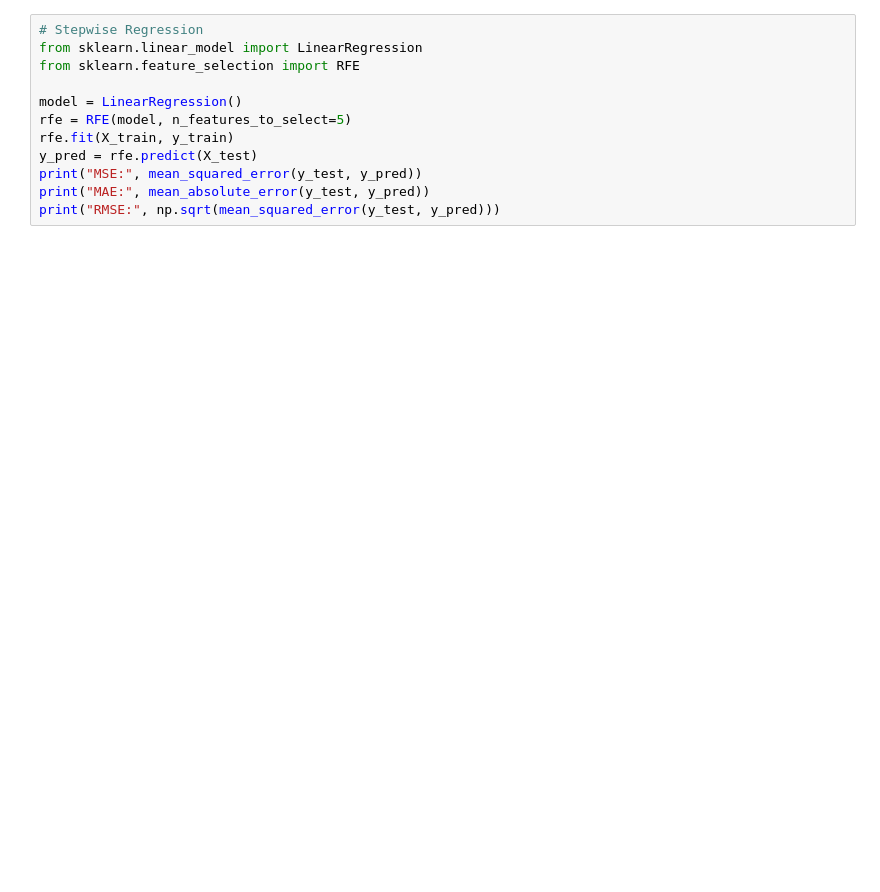
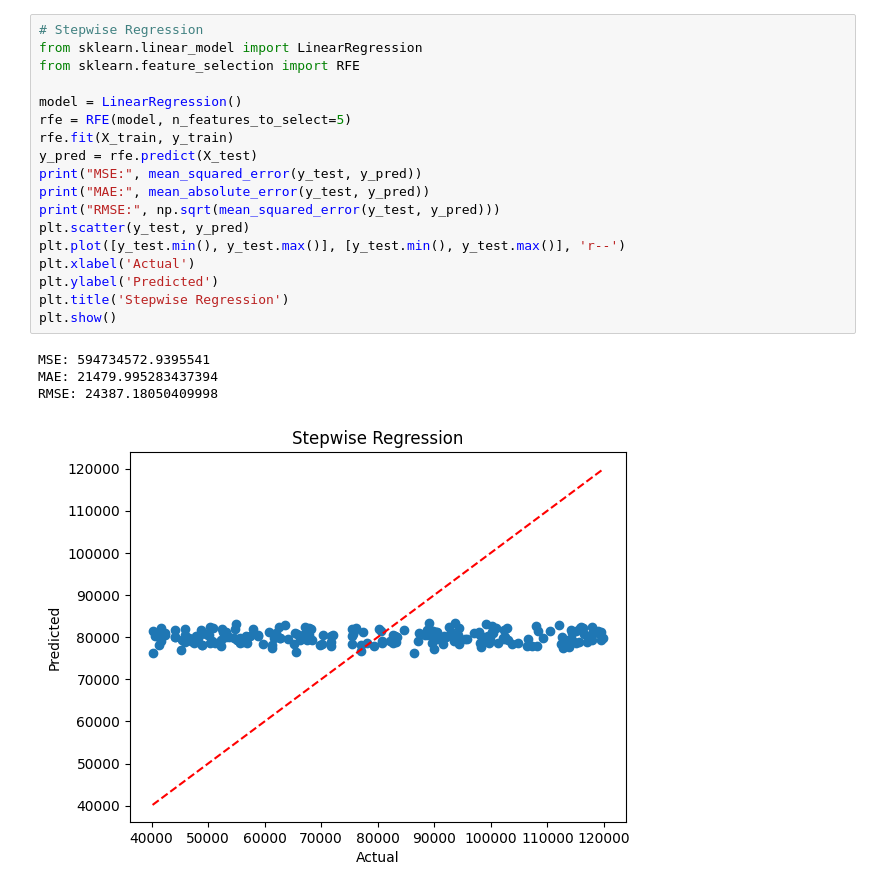
Before and after one commit to satyam06050/Advance-Programming-lab, a Jupyter notebook: LAB 10/solution.ipynb, the cells around one changed output. Saved outputs shown, nothing was run; the diff lists cells and outputs as text; blank space fills up the shorter version.

```diff
--- a/LAB 10/solution.ipynb
+++ b/LAB 10/solution.ipynb
@@ -40,15 +64,26 @@ print("RMSE:", np.sqrt(mean_squared_error(y_test, y_pred)))
 # %%
 # Stepwise Regression
 from sklearn.linear_model import LinearRegression
 from sklearn.feature_selection import RFE
 
 model = LinearRegression()
 rfe = RFE(model, n_features_to_select=5)
 rfe.fit(X_train, y_train)
 y_pred = rfe.predict(X_test)
 print("MSE:", mean_squared_error(y_test, y_pred))
 print("MAE:", mean_absolute_error(y_test, y_pred))
 print("RMSE:", np.sqrt(mean_squared_error(y_test, y_pred)))
+plt.scatter(y_test, y_pred)
+plt.plot([y_test.min(), y_test.max()], [y_test.min(), y_test.max()], 'r--')
+plt.xlabel('Actual')
+plt.ylabel('Predicted')
+plt.title('Stepwise Regression')
+plt.show()
+# %% [output]
+MSE: 594734572.9395541
+MAE: 21479.995283437394
+RMSE: 24387.18050409998
+[figure, added]
 # %%
 # Decision Tree Regression
 from sklearn.tree import DecisionTreeRegressor
```
Also changed, not shown: parts of 10 cells of this notebook, 2 other files.
